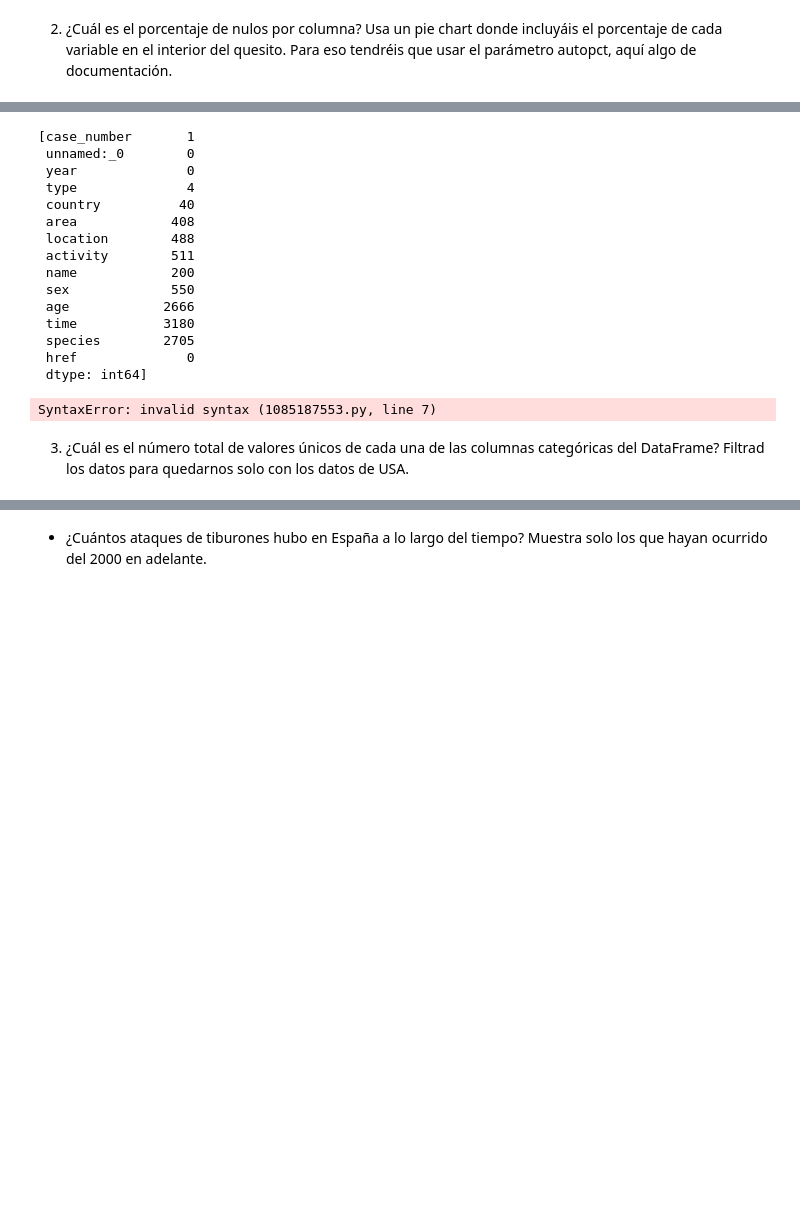
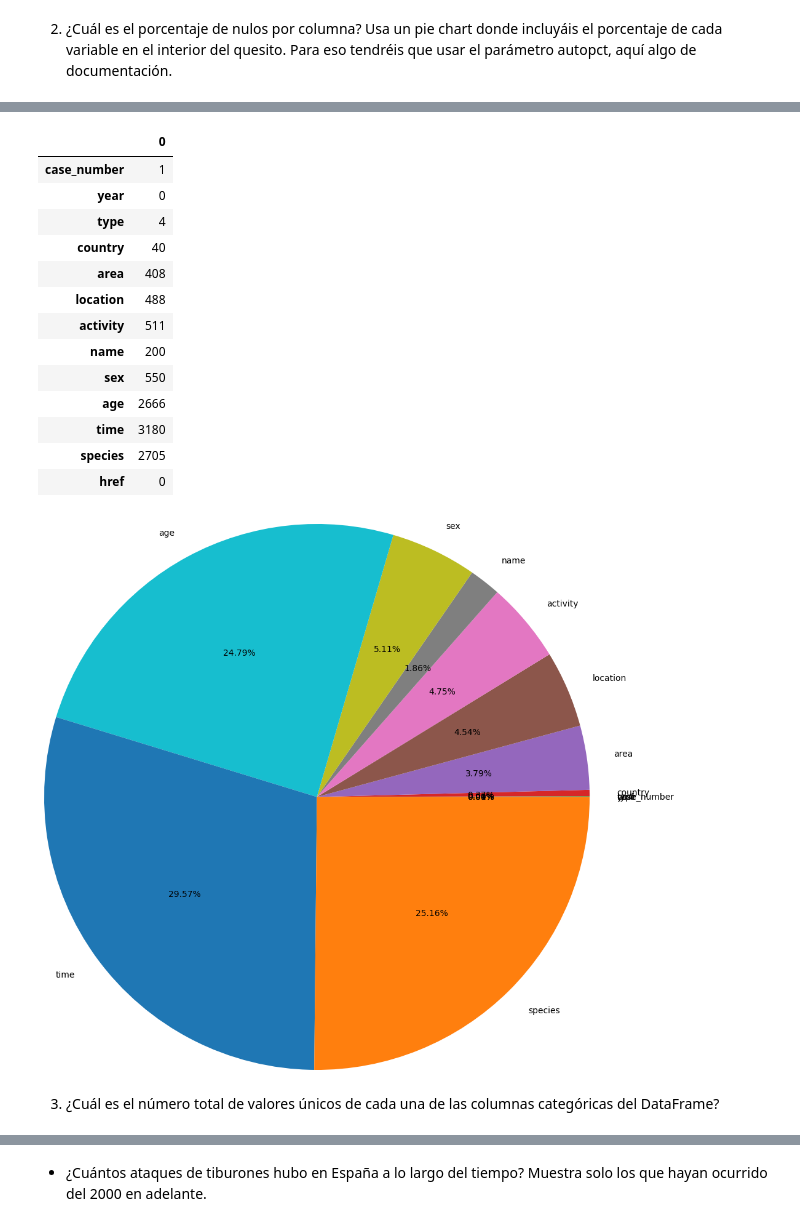
Before and after one commit to Adalab/DA_PromoC_Modulo2_Sprint1_Ana-Anahi, a Jupyter notebook: Visualizacion/pp-visualizacion-1.ipynb, the cells around one changed output, grey strips where cells are left out. Drawn from its saved outputs; the diff is of its cells as text; code cells hidden in the pictures; blank space fills up the shorter version.

```diff
--- a/Visualizacion/pp-visualizacion-1.ipynb
+++ b/Visualizacion/pp-visualizacion-1.ipynb
@@ -76,19 +63,18 @@ Hay un valor dentro de sex con la categoria lli que corresponde a un solo regist
 # %%
-x = [df.isnull().sum()]
+x = pd.DataFrame([df.isnull().sum()]).T
 x
 # %% [output]
-[case_number       1
- unnamed:_0        0
- year              0
- type              4
- country          40
- area            408
- location        488
- activity        511
- name            200
- sex             550
- age            2666
- time           3180
- species        2705
- href              0
- dtype: int64]
+|  | 0 |
+| case_number | 1 |
+| year | 0 |
+| type | 4 |
+| country | 40 |
+| area | 408 |
+| location | 488 |
+| activity | 511 |
+| name | 200 |
+| sex | 550 |
+| age | 2666 |
+| time | 3180 |
+| species | 2705 |
+| href | 0 |
@@ -97,14 +81,12 @@ labels = df.columns
 # %%
-
 plt.figure()
 
 
-plt.pie(, labels, #autopct= '%1.2f%%')
+plt.pie(x[0], labels=x.index, radius= 3, autopct= '%1.2f%%')
 
-#mostramos al gráfica
+
 plt.show();
 # %% [output]
-SyntaxError: invalid syntax (1085187553.py, line 7)
+[figure, added]
 # %% [markdown]
 3) ¿Cuál es el número total de valores únicos de cada una de las columnas categóricas del DataFrame?
-Filtrad los datos para quedarnos solo con los datos de USA.
```
Also changed, not shown: parts of 30 cells of this notebook, 32 other files.
